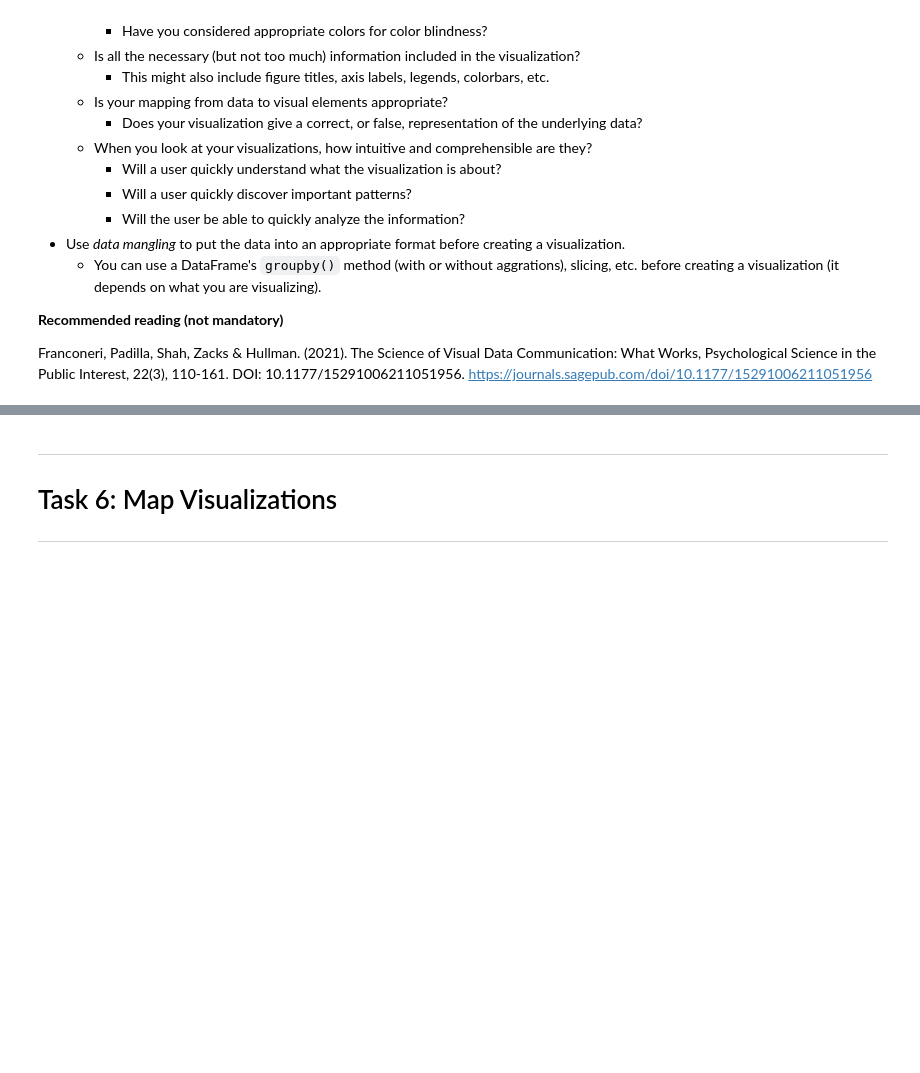
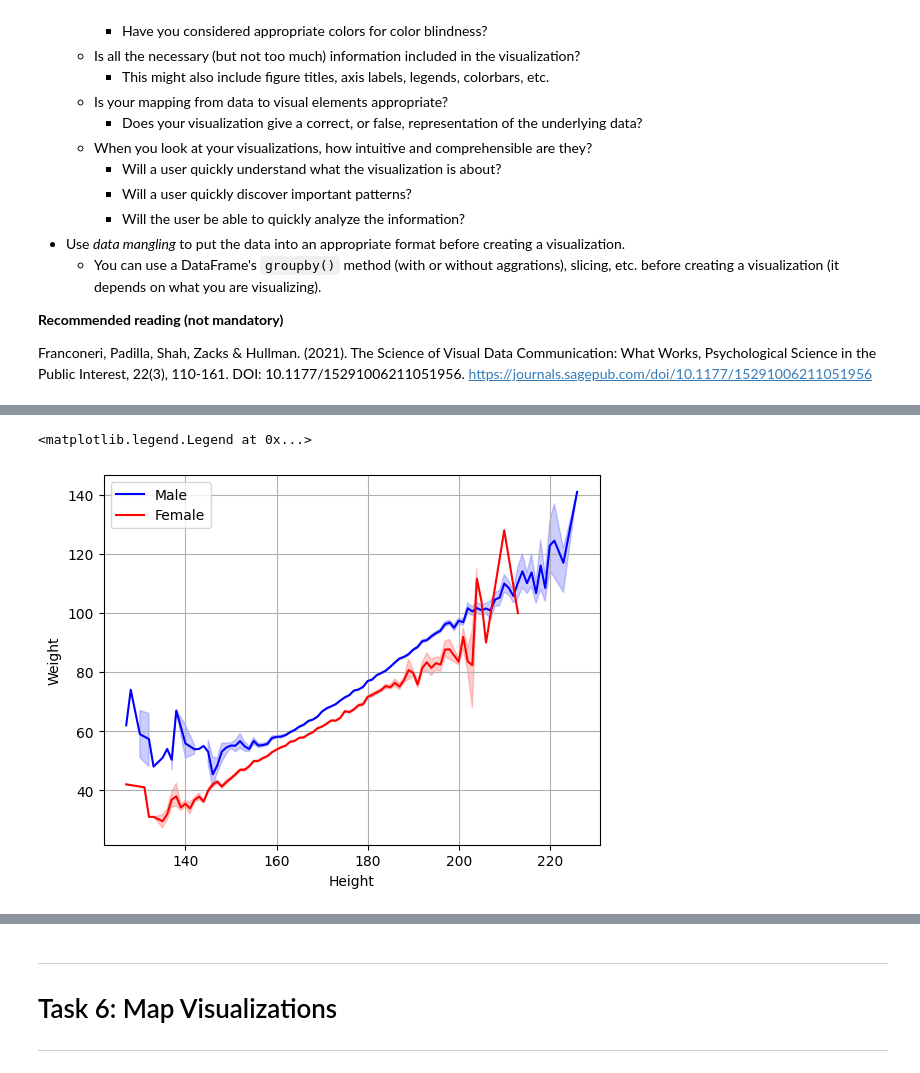
Before and after one commit to 05c4r-1337/DataVisAssignment, a Jupyter notebook: assignment.ipynb, the cells around one changed output, grey strips where cells are left out. Saved outputs shown, nothing was run; the diff lists cells and outputs as text; code cells hidden in the pictures; blank space fills up the shorter version.

```diff
--- a/assignment.ipynb
+++ b/assignment.ipynb
@@ -1312,6 +1385,15 @@ Create a visualization showing the athelete Weight versus Height per Sex (Male,
 </details>
 # %%
 # TODO: Write your code here to visualize athlete Weight versus Height per Sex (Male, Female) using a line plot.
+df_male = df[df["Sex"] == "M"]
+df_female = df[df["Sex"] == "F"]
+sns.lineplot(x= df_male["Height"],y=(df_male["Weight"]), color="blue", label="Male")
+sns.lineplot(x=(df_female["Height"]),y=(df_female["Weight"]), color="red", label="Female")
+plt.grid()
+plt.legend()
+# %% [output]
+<matplotlib.legend.Legend at 0x...>
+[figure, added]
 # %% [markdown]
 ---
 ## Task 5.4 Visualize Atheltes' Weight versus Height per Sex with a `scatterplot`
```
Also changed, not shown: parts of 6 cells of this notebook.
